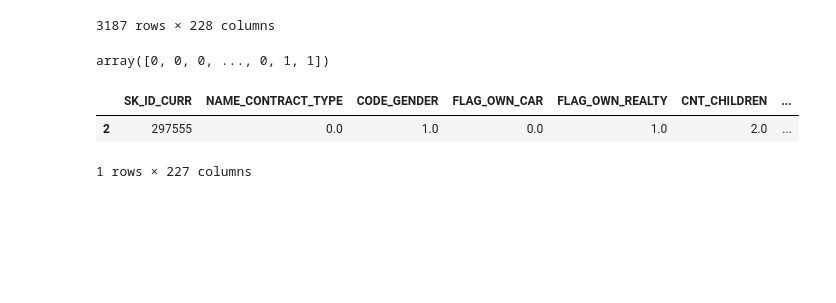
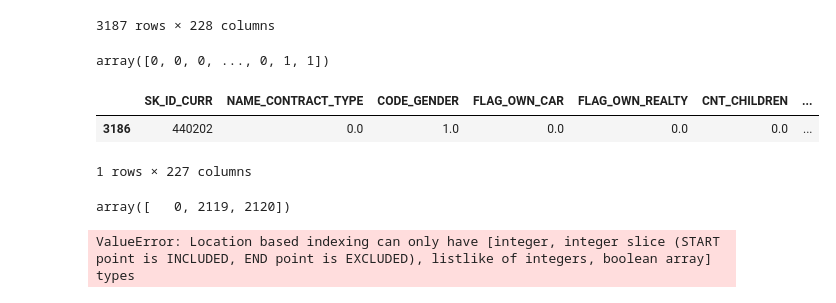
Before and after one commit to MaximeJabarian/streamlit-to-heroku, a Jupyter notebook: P7_Scoring_Model.ipynb, the cells around one changed output. Cells and saved outputs as stored; diff of their text form; code cells hidden in the pictures; blank space fills up the shorter version.

```diff
--- a/P7_Scoring_Model.ipynb
+++ b/P7_Scoring_Model.ipynb
@@ -1017,8 +1053,21 @@ model.predict(df.iloc[:, 1:])
 # %% [output]
 array([0, 0, 0, ..., 0, 1, 1])
 # %%
-df.iloc[df[df['SK_ID_CURR']==297555].index, 1:]
+client_0 = df.iloc[df[df['SK_ID_CURR']==440202].index, 1:]
+client_0
 # %% [output]
 |  | SK_ID_CURR | NAME_CONTRACT_TYPE | CODE_GENDER | FLAG_OWN_CAR | FLAG_OWN_REALTY | CNT_CHILDREN | ... |
-| 2 | 297555 | 0.0 | 1.0 | 0.0 | 1.0 | 2.0 | ... |
+| 3186 | 440202 | 0.0 | 1.0 | 0.0 | 0.0 | 0.0 | ... |
 1 rows × 227 columns
+# %%
+### Les + proches voisins d'un client
+distances = np.linalg.norm(df - client_0, axis=1)
+k = 3
+nearest_neighbor_ids = distances.argsort()[:k]
+nearest_neighbor_ids
+# %% [output]
+array([   0, 2119, 2120])
+# %%
+df.iloc[idx_rows]['SK_ID_CURR']
+# %% [output]
+ValueError: Location based indexing can only have [integer, integer slice (START point is INCLUDED, END point is EXCLUDED), listlike of integers, boolean array] types
```
Also changed, not shown: parts of 12 cells of this notebook, 10 other files.
